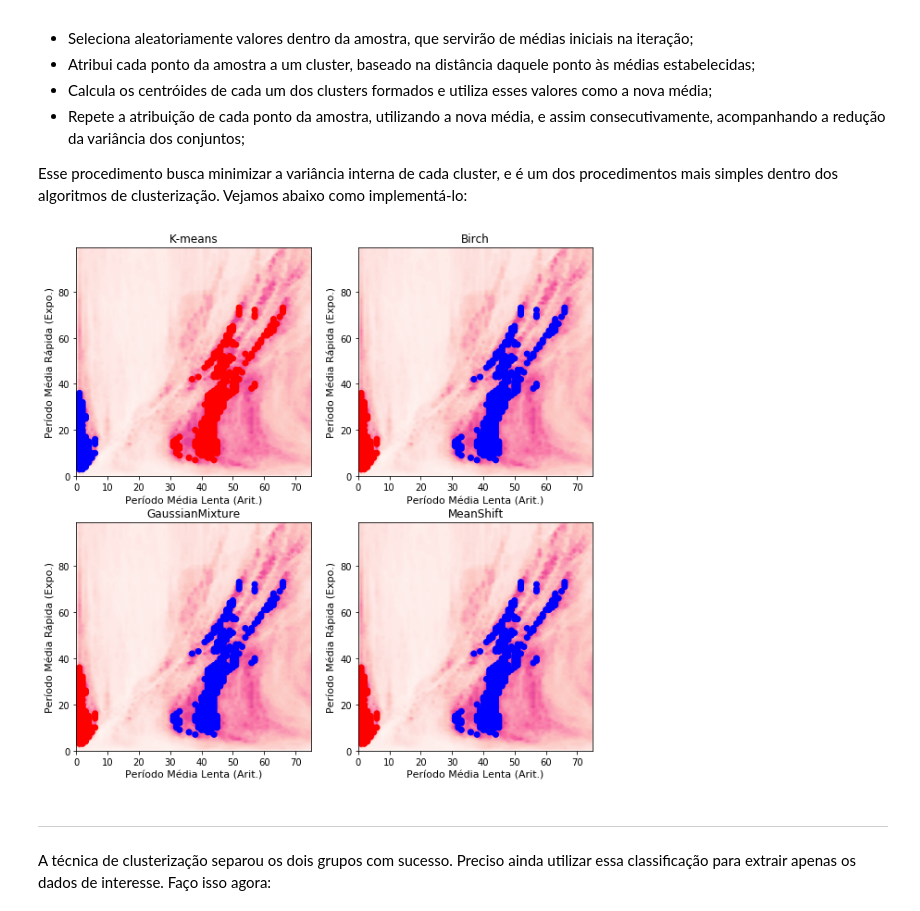
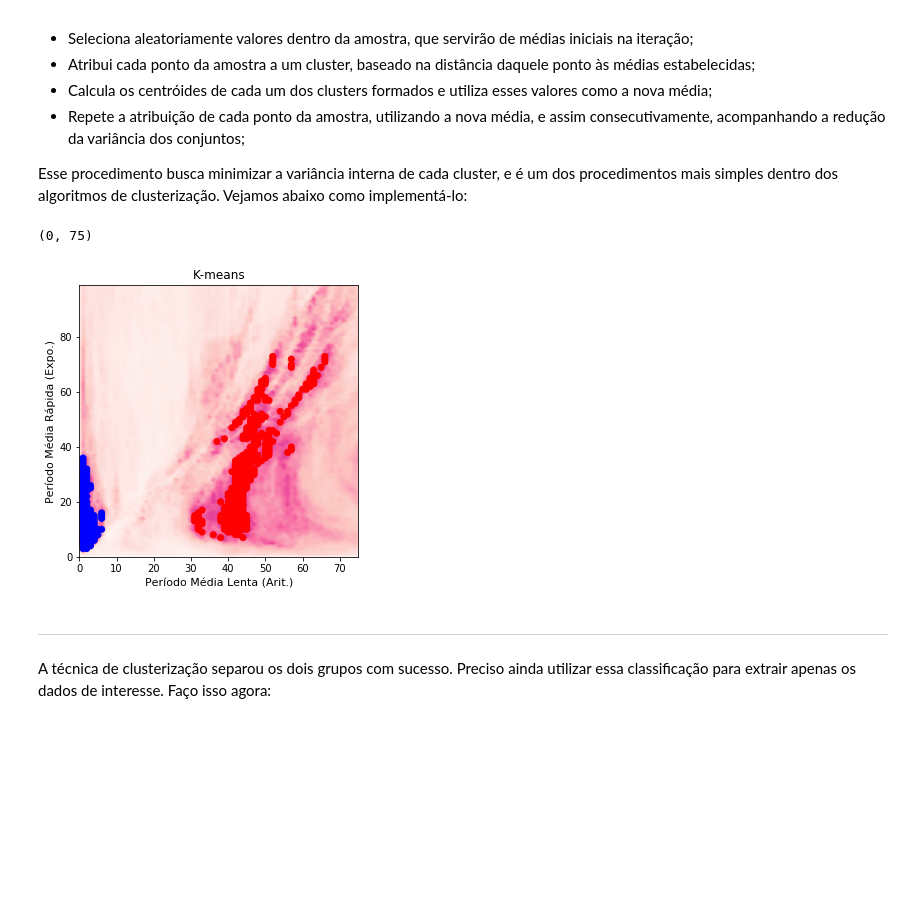
Before and after one commit to WladJSJ/Investimentos_Cruzamento_entre_Medias, a Jupyter notebook: Estrategia_Cruzamento_medias_moveis.ipynb, the cells around one changed output. Saved outputs shown, nothing was run; the diff lists cells and outputs as text; code cells hidden in the pictures; blank space fills up the shorter version.

```diff
--- a/Estrategia_Cruzamento_medias_moveis.ipynb
+++ b/Estrategia_Cruzamento_medias_moveis.ipynb
@@ -329,36 +329,36 @@ Esse procedimento busca minimizar a variância interna de cada cluster, e é um
 # %%
 from sklearn.cluster import Birch
 from sklearn.cluster import DBSCAN
 from sklearn.mixture import GaussianMixture
 from sklearn.cluster import MeanShift
 [jj,ii]=np.nonzero(Capital > 9000)   # Define a regiao alvo
 X=np.array([[A,B] for A,B in zip(ii,jj)])
 nc=2
 kmeans = KMeans(init="random", n_clusters=nc, n_init=4, random_state=0)
 birch = Birch(threshold=0.0001, n_clusters=nc)
 gaussian = GaussianMixture(n_components=nc)
 meanshift = MeanShift()
 model=[kmeans,birch,gaussian,meanshift]
 
-lab=['K-means','Birch', 'GaussianMixture','MeanShift']
+lab=['K-means']#,'Birch', 'GaussianMixture','MeanShift']
 cor = ['blue', 'red', 'green','gray','purple','black'] #list(map(lambda x: '#3b4cc0' if x == 1 el '#b40426', P))
 i=0
-fig, axs = plt.subplots(nrows=2, ncols=2, figsize=(10, 10))
-for mod,ax in zip(model,axs.ravel()):
-    mod.fit(X)
-    P=mod.predict(X)
-    colors=[cor[i] for i in P]
+fig, ax = plt.subplots(nrows=1, ncols=1, figsize=(5, 5))
+#mod,ax in zip(model,axs.ravel()):
+model[i].fit(X)
+P=model[i].predict(X)
+colors=[cor[i] for i in P]
 #    cp = ax.contourf(Capital,cmap='RdPu',extend='both',levels=lev[i])
-    ax.contourf(Capital,cmap='RdPu',extend='both',levels=range(0,15000,200))
-    ax.scatter(X[:,0], X[:,1], c=colors, marker="o", picker=True)
-    ax.set_title(lab[i])
-    ax.set_xlabel('Período Média Lenta (Arit.)',size=11)
-    ax.set_ylabel('Período Média Rápida (Expo.)',size=11)
-    ax.set_xlim([0,75])
-    i+=1
+ax.contourf(Capital,cmap='RdPu',extend='both',levels=range(0,15000,200))
+ax.scatter(X[:,0], X[:,1], c=colors, marker="o", picker=True)
+ax.set_title(lab[i])
+ax.set_xlabel('Período Média Lenta (Arit.)',size=11)
+ax.set_ylabel('Período Média Rápida (Expo.)',size=11)
+ax.set_xlim([0,75])
 #print(P)
 # %% [output]
+(0, 75)
-[figure, old version]
+[figure, new version]
 # %% [markdown]
 <hr>
 A técnica de clusterização separou os dois grupos com sucesso. Preciso ainda utilizar essa classificação para extrair apenas os dados de interesse. Faço isso agora:
```
